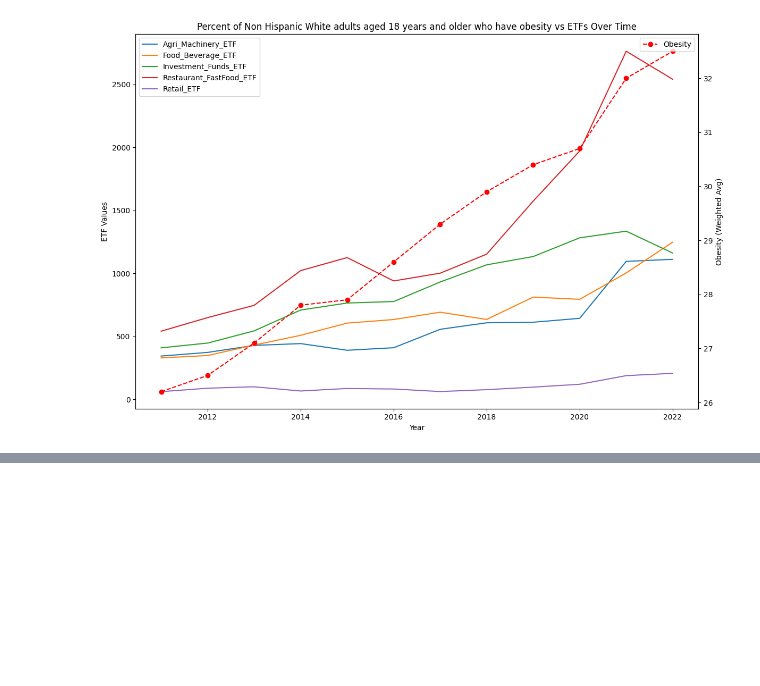
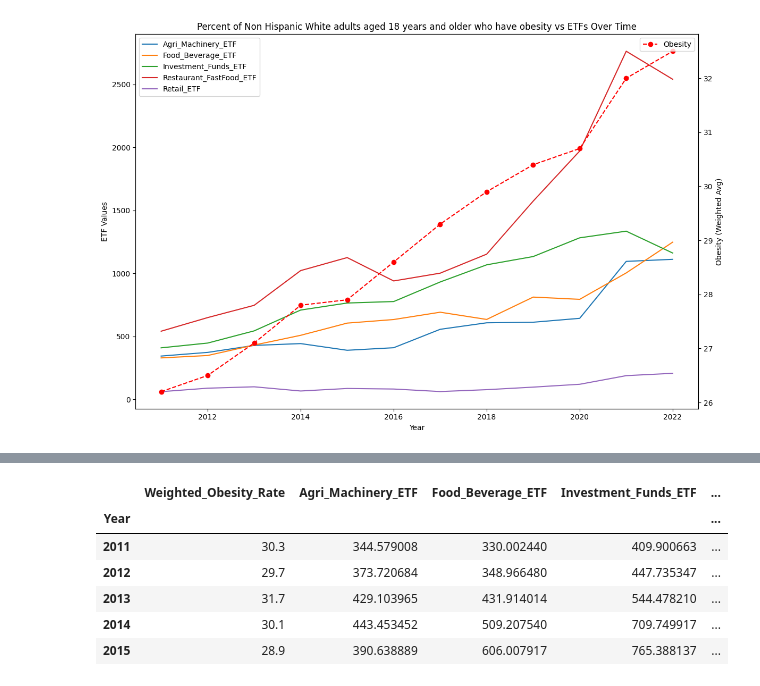
Before and after one commit to TonyZhang2004/Citadel-Summer-Datathon, a Jupyter notebook: EDA/synth_etf_corr.ipynb, the cells around one changed output, grey strips where cells are left out. Saved outputs shown, nothing was run; the diff lists cells and outputs as text; code cells hidden in the pictures; blank space fills up the shorter version.

```diff
--- a/EDA/synth_etf_corr.ipynb
+++ b/EDA/synth_etf_corr.ipynb
@@ -515,0 +466,13 @@ correlation_df
+# %%
+merged_two_or_more_df.rename(columns={'Weighted_Data_Value': 'Weighted_Obesity_Rate'}, inplace=True)
+merged_two_or_more_df.set_index('Year', inplace=True)
+
+merged_two_or_more_df.head()
+# %% [output]
+|  | Weighted_Obesity_Rate | Agri_Machinery_ETF | Food_Beverage_ETF | Investment_Funds_ETF | ... |
+| Year |  |  |  |  | ... |
+| 2011 | 30.3 | 344.579008 | 330.002440 | 409.900663 | ... |
+| 2012 | 29.7 | 373.720684 | 348.966480 | 447.735347 | ... |
+| 2013 | 31.7 | 429.103965 | 431.914014 | 544.478210 | ... |
+| 2014 | 30.1 | 443.453452 | 509.207540 | 709.749917 | ... |
+| 2015 | 28.9 | 390.638889 | 606.007917 | 765.388137 | ... |
```
Also changed, not shown: parts of 9 cells of this notebook, 5 other files.
